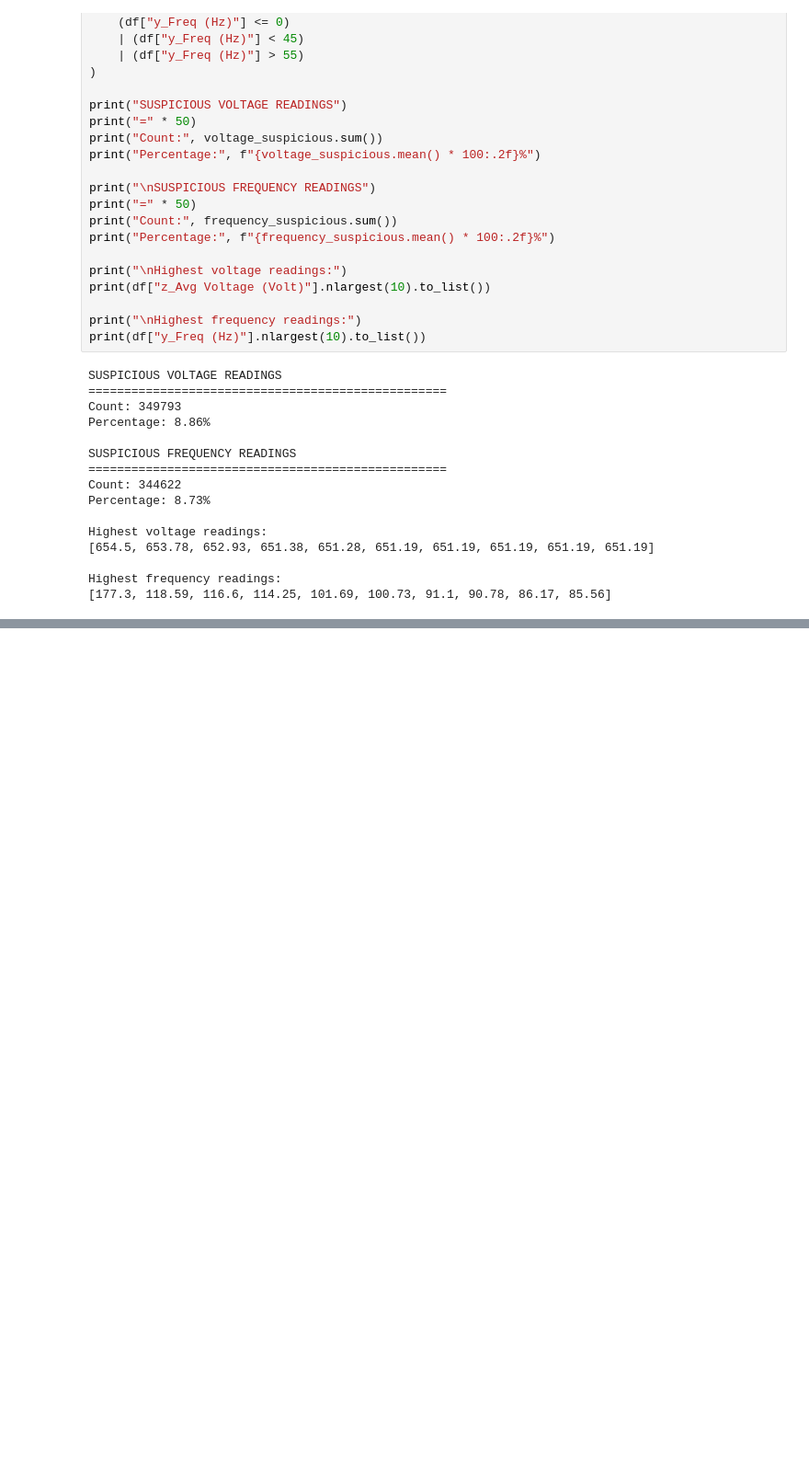
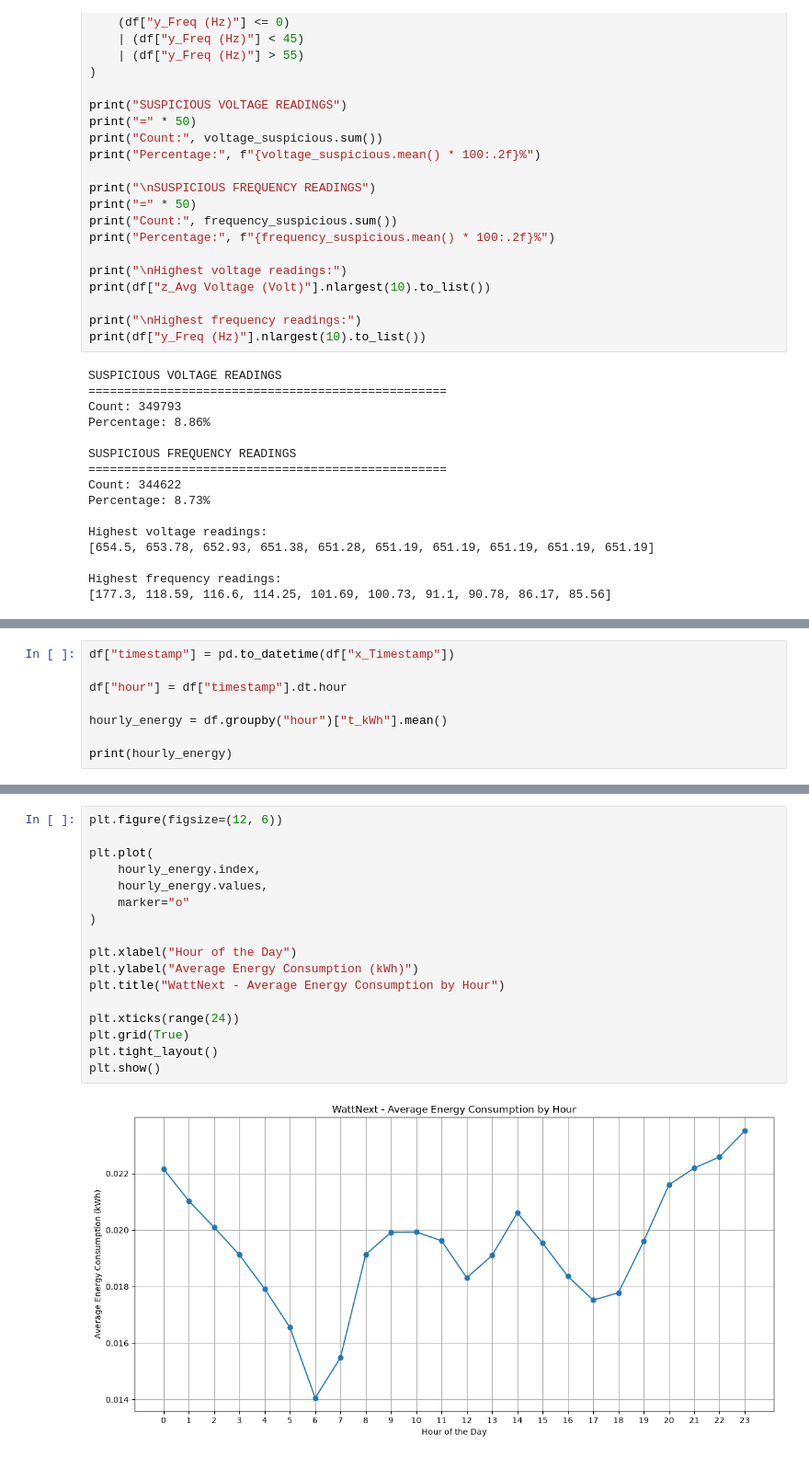
Before and after one commit to 00Raghav/WattNext, a Jupyter notebook: notebooks/01_explore_data.ipynb, the cells around one changed output, grey strips where cells are left out. Shown at 92% size. Cells and saved outputs as stored; diff of their text form; blank space fills up the shorter version.

```diff
--- a/notebooks/01_explore_data.ipynb
+++ b/notebooks/01_explore_data.ipynb
@@ -1018,0 +1097,8 @@ Highest frequency readings:
+# %%
+df["timestamp"] = pd.to_datetime(df["x_Timestamp"])
+
+df["hour"] = df["timestamp"].dt.hour
+
+hourly_energy = df.groupby("hour")["t_kWh"].mean()
+
+print(hourly_energy)
@@ -1018,0 +1123,19 @@ Highest frequency readings:
+# %%
+plt.figure(figsize=(12, 6))
+
+plt.plot(
+    hourly_energy.index,
+    hourly_energy.values,
+    marker="o"
+)
+
+plt.xlabel("Hour of the Day")
+plt.ylabel("Average Energy Consumption (kWh)")
+plt.title("WattNext - Average Energy Consumption by Hour")
+
+plt.xticks(range(24))
+plt.grid(True)
+plt.tight_layout()
+plt.show()
+# %% [output]
+[figure, added]
```
Also changed, not shown: parts of 25 cells of this notebook, 2 other files.
